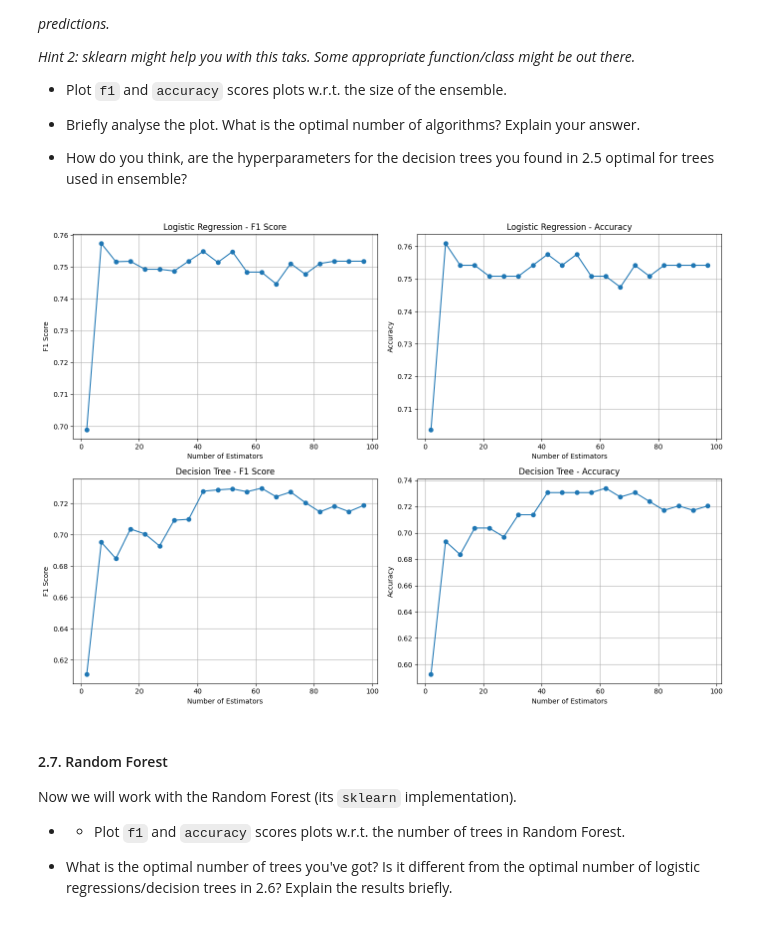
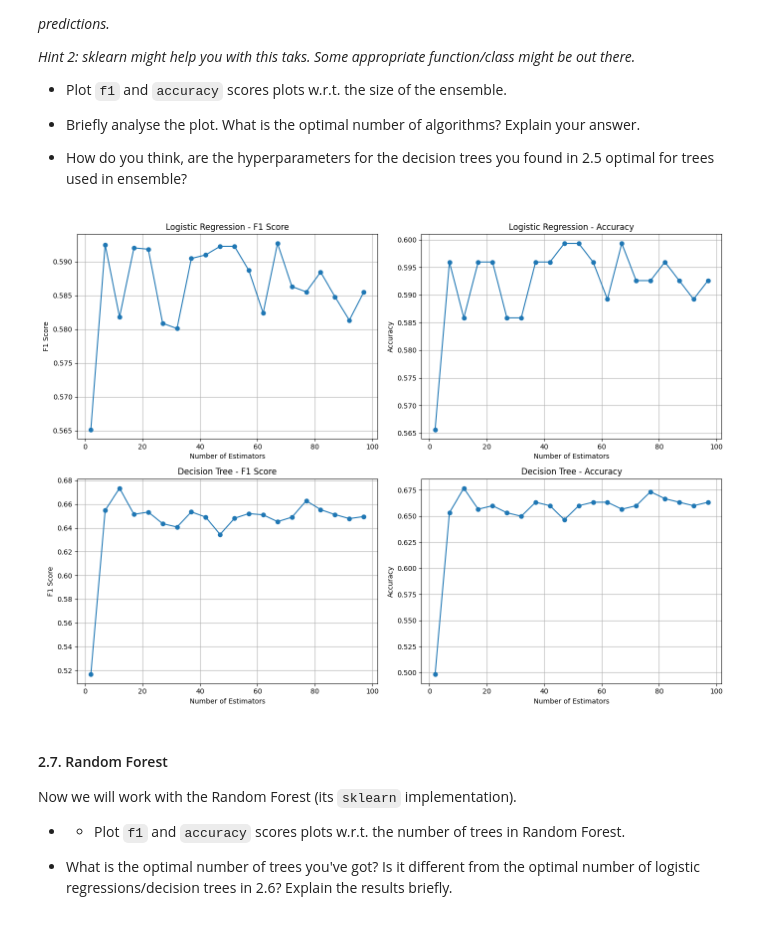
Before and after one commit to brayandm/master-machine-learning-homeworks, a Jupyter notebook: lab01_ml_pipeline/lab01_part2_ml_pipeline.ipynb, the cells around one changed output. Drawn from its saved outputs; the diff is of its cells as text; code cells hidden in the pictures.

```diff
--- a/lab01_ml_pipeline/lab01_part2_ml_pipeline.ipynb
+++ b/lab01_ml_pipeline/lab01_part2_ml_pipeline.ipynb
@@ -415,13 +415,20 @@ def bootstrap(X, y):
     return X[idxs], y[idxs]
 
 
-bootstraps = [bootstrap(data_pipeline.fit_transform(X_train), y_train) for _ in range(100)]
+bootstraps = [bootstrap(X_train, y_train) for _ in range(100)]
 
 best_log_reg_params = {'C': log_reg_best_params['log_reg__C']}
 best_dt_params = {'max_depth': dt_best_params['dt__max_depth']}
 
-log_reg_models = [LogisticRegression(**best_log_reg_params, multi_class='multinomial', solver='saga', tol=1e-3, max_iter=500) for _ in range(100)]
-dt_models = [DecisionTreeClassifier(**best_dt_params) for _ in range(100)]
+log_reg_models = [Pipeline([
+    ('preprocessing', pca_pipeline),
+    ('log_reg', LogisticRegression(multi_class='multinomial', solver='saga', tol=1e-3, max_iter=500, **best_log_reg_params))
+]) for _ in range(100)]
+
+dt_models = [Pipeline([
+    ('preprocessing', pca_pipeline),
+    ('dt', DecisionTreeClassifier(**best_dt_params))
+]) for _ in range(100)]
 
 log_reg_ensemble_predictions = []
 dt_ensemble_predictions = []
@@ -430,8 +437,8 @@ for n in range(100):
     X_boot, y_boot = bootstraps[n]
     log_reg_models[n].fit(X_boot, y_boot)
     dt_models[n].fit(X_boot, y_boot)
-    log_reg_ensemble_predictions.append(log_reg_models[n].predict(data_pipeline.transform(X_test)))
-    dt_ensemble_predictions.append(dt_models[n].predict(data_pipeline.transform(X_test)))
+    log_reg_ensemble_predictions.append(log_reg_models[n].predict(X_test))
+    dt_ensemble_predictions.append(dt_models[n].predict(X_test))
 
 log_reg_accuracy_scores = []
 dt_accuracy_scores = []
@@ -488,34 +495,34 @@ plt.grid(True)
 plt.subplot(2, 2, 4)
 plt.plot(ensemble_sizes, dt_accuracy_scores, label='Accuracy', marker='o')
 plt.title('Decision Tree - Accuracy')
 plt.xlabel('Number of Estimators')
 plt.ylabel('Accuracy')
 plt.grid(True)
 
 plt.tight_layout()
 plt.show()
 
 # Analysing the plots we can see that the best number of estimators
 # for the logistic regression is near to 40, but after that the accuracy
 # and the f1 score are diverging, this is because this kind of model has
 # a low variance so it is not necessary to use a lot of estimators.
 
 # On the other hand, the decision tree model has a high variance so it is
 # necessary to use a lot of estimators to get a good accuracy and f1 score.
 # In the case of the plots, the best number of estimators is near to 100,
 # but using more estimators the accuracy and the f1 score could be better.
 
 
 # Optimal parameters for an individual Decision Tree might not be optimal
 # when the tree is used within a Bagging ensemble. This is because Bagging
 # changes the model's context by reducing variance through averaging predictions
 # from multiple models trained on bootstrapped subsets. While individual trees
 # might benefit from certain parameters to minimize overfitting or maximize accuracy,
 # the ensemble as a whole could perform better with different settings due to
 # the variance reduction and diversity among the models in the ensemble. Therefore,
 # it's often necessary to re-tune model parameters specifically for their use in an ensemble.
 # %% [output]
-[figure, old version]
+[figure, new version]
 # %% [markdown]
 #### 2.7. Random Forest
 Now we will work with the Random Forest (its `sklearn` implementation).
```
